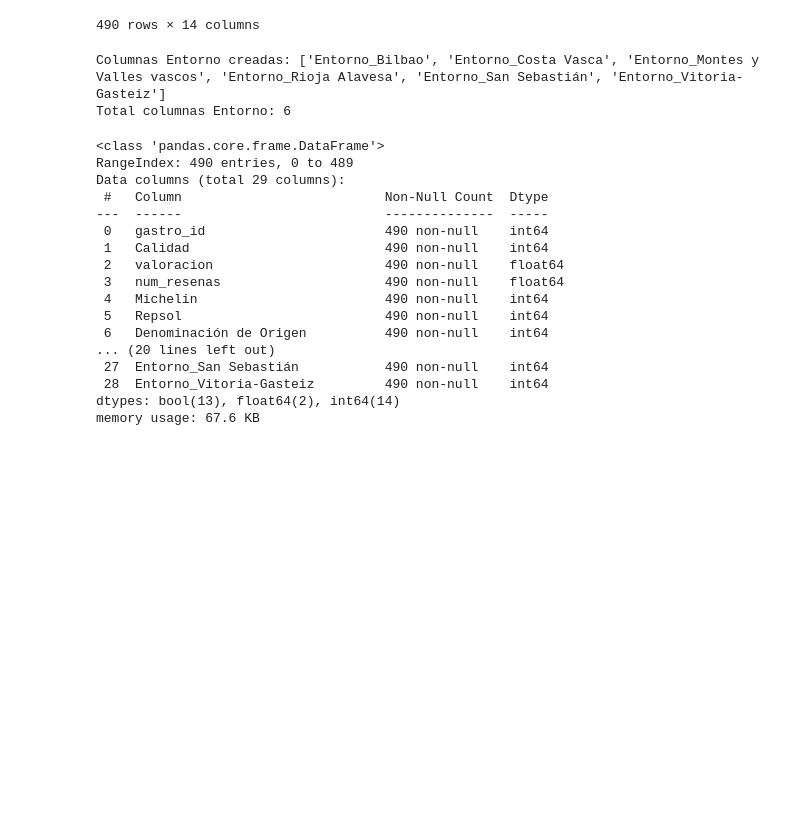
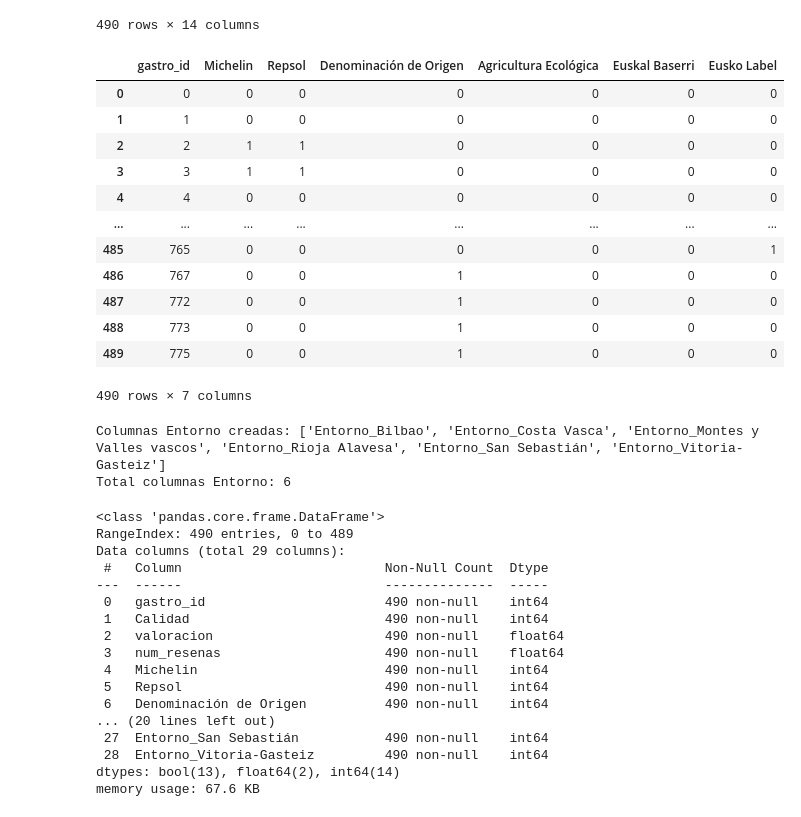
Before and after one commit to jlalonsoredon/desafio, a Jupyter notebook: feature_engineering.ipynb, the cells around one changed output. Drawn from its saved outputs; the diff is of its cells as text; code cells hidden in the pictures; blank space fills up the shorter version.

```diff
--- a/feature_engineering.ipynb
+++ b/feature_engineering.ipynb
@@ -343,3 +343,21 @@ df_gastro_total
 | 488 | 773 | Álava | Vitoria-Gasteiz | 1 | tienda | Moderado | 4.2 | 106.0 | ... |
 | 489 | 775 | Vizcaya | Bilbao | 1 | tienda | Moderado | 4.2 | 372.0 | ... |
 490 rows × 14 columns
+# %%
+# haz un drop de Provincia, Entorno, Calidad, Tipo de lugar, Nivel precio, valoracion, num_resenas,
+df_gastro_cualifications = df_gastro_total.drop(columns=["Provincia", "Tipo de lugar", "Nivel precio", "valoracion", "num_resenas", "Calidad", "Entorno"])
+df_gastro_cualifications
+# %% [output]
+|  | gastro_id | Michelin | Repsol | Denominación de Origen | Agricultura Ecológica | Euskal Baserri | Eusko Label |
+| 0 | 0 | 0 | 0 | 0 | 0 | 0 | 0 |
+| 1 | 1 | 0 | 0 | 0 | 0 | 0 | 0 |
+| 2 | 2 | 1 | 1 | 0 | 0 | 0 | 0 |
+| 3 | 3 | 1 | 1 | 0 | 0 | 0 | 0 |
+| 4 | 4 | 0 | 0 | 0 | 0 | 0 | 0 |
+| ... | ... | ... | ... | ... | ... | ... | ... |
+| 485 | 765 | 0 | 0 | 0 | 0 | 0 | 1 |
+| 486 | 767 | 0 | 0 | 1 | 0 | 0 | 0 |
+| 487 | 772 | 0 | 0 | 1 | 0 | 0 | 0 |
+| 488 | 773 | 0 | 0 | 1 | 0 | 0 | 0 |
+| 489 | 775 | 0 | 0 | 1 | 0 | 0 | 0 |
+490 rows × 7 columns
```
Also changed, not shown: parts of 1 cell of this notebook, 14 other files.
